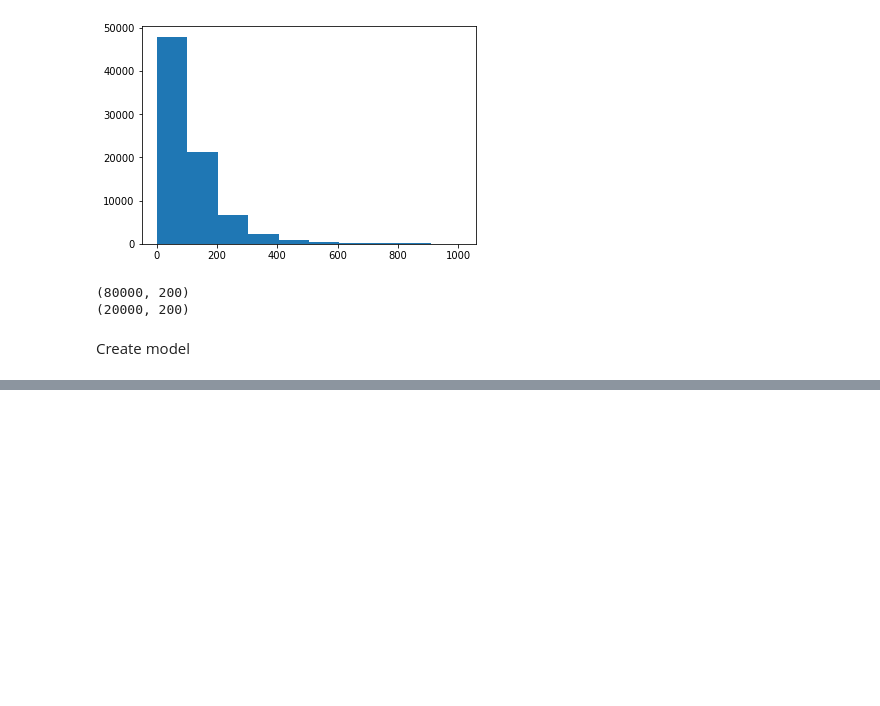
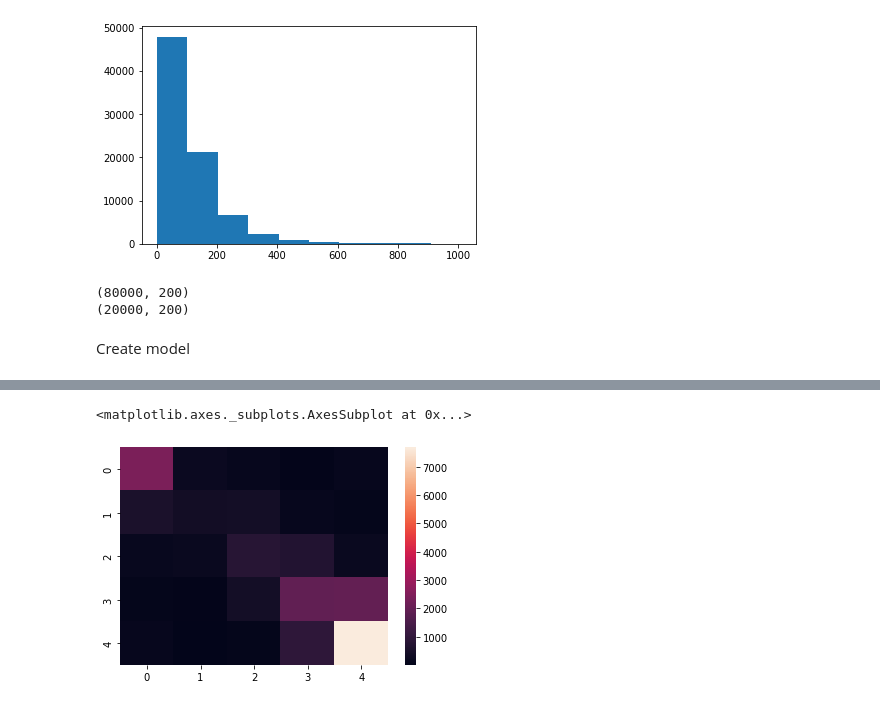
Before and after one commit to CodyBurker/W266_Group_Project, a Jupyter notebook: CodyCNNAnalysis2.ipynb, the cells around one changed output, grey strips where cells are left out. Saved outputs shown, nothing was run; the diff lists cells and outputs as text; code cells hidden in the pictures; blank space fills up the shorter version.

```diff
--- a/CodyCNNAnalysis2.ipynb
+++ b/CodyCNNAnalysis2.ipynb
@@ -110,0 +114,11 @@ plt.show()
+# %%
+# Generate confusion matrix on test set
+test_preds = model2.predict(X_test_encoded)
+test_preds_stars = test_preds.argmax(axis=1) + 1
+from sklearn.metrics import confusion_matrix
+cf = confusion_matrix(y_test + 1, test_preds_stars)
+import seaborn as sns
+sns.heatmap(cf)
+# %% [output]
+<matplotlib.axes._subplots.AxesSubplot at 0x...>
+[figure, added]
```
Also changed, not shown: parts of 4 cells of this notebook.
